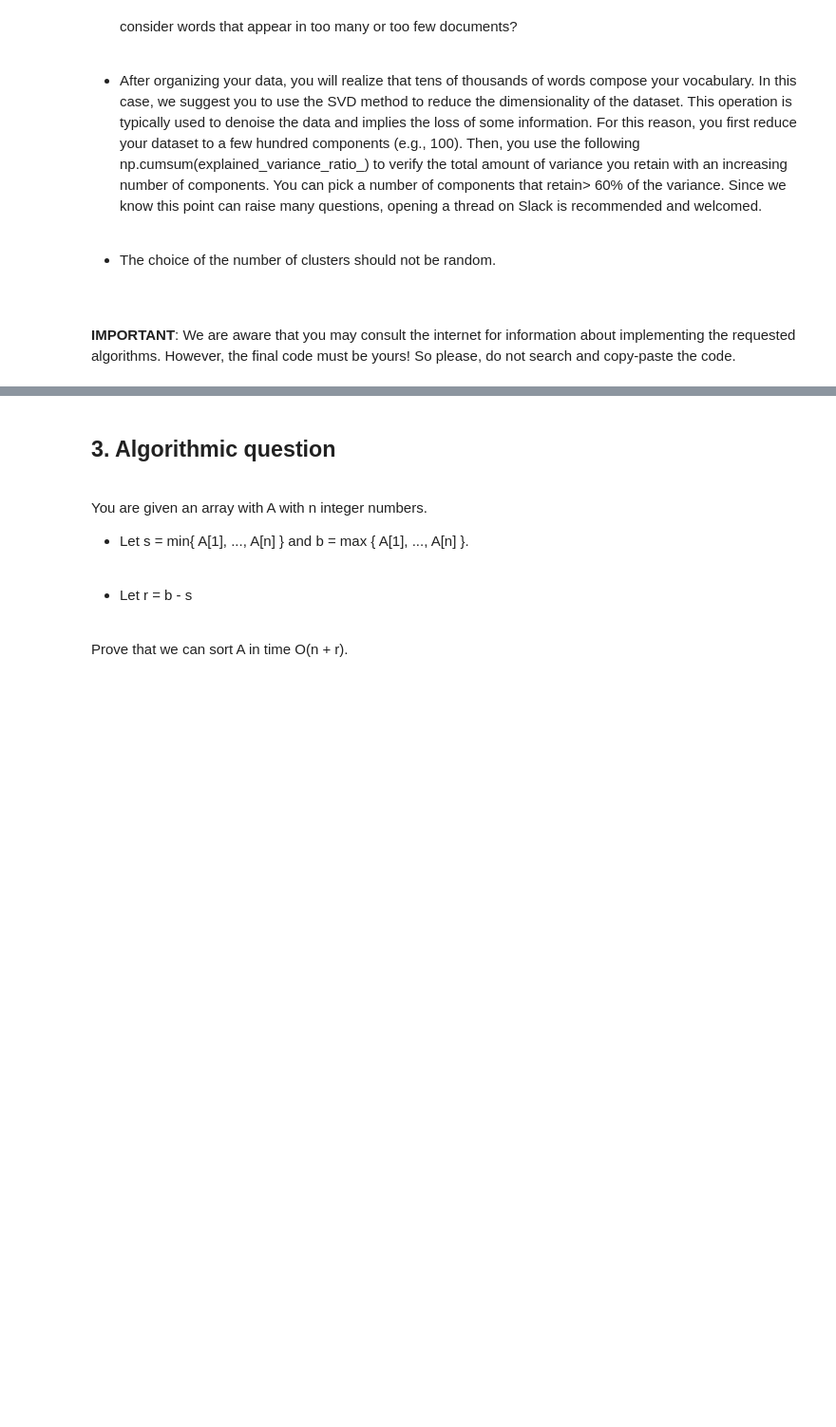
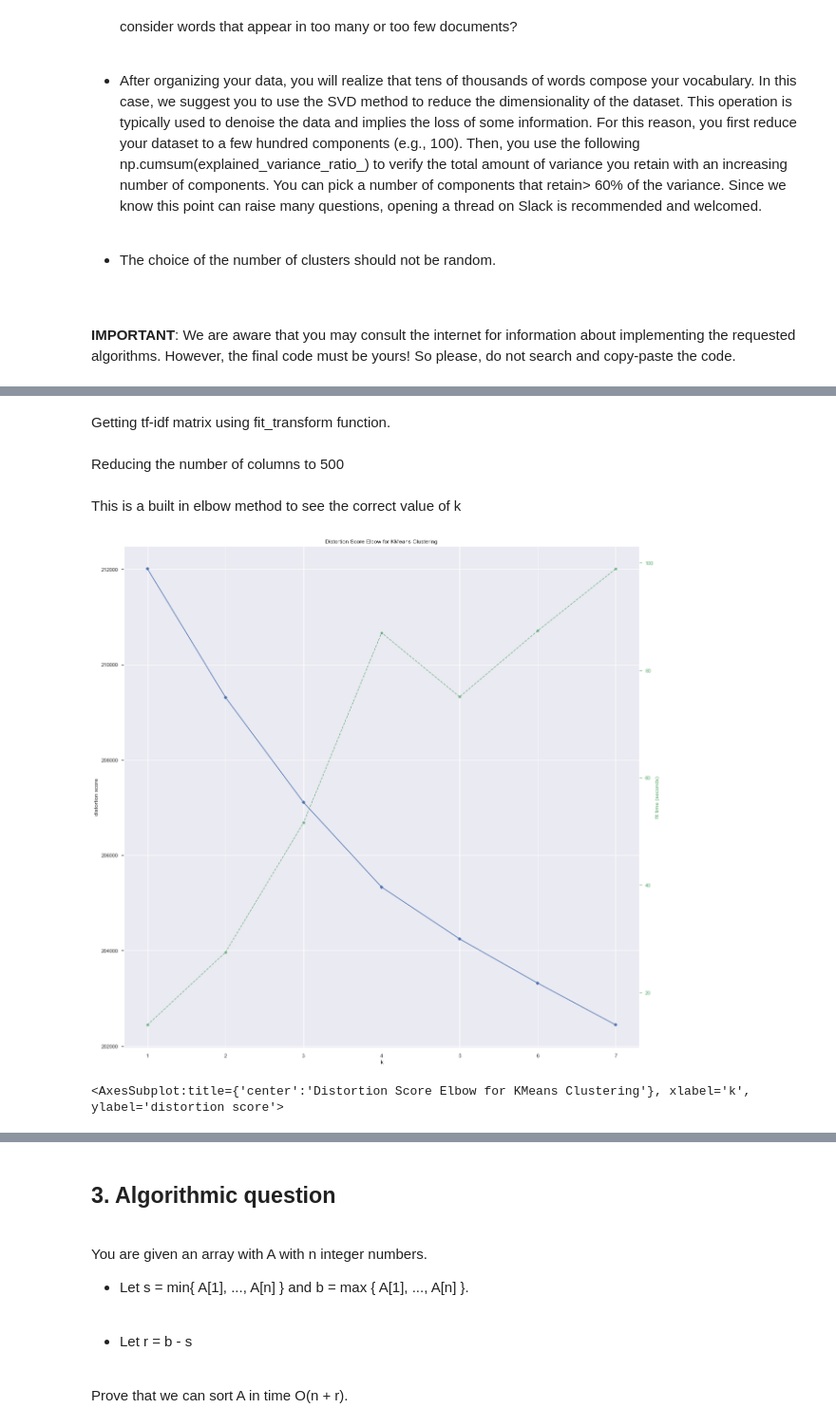
Before and after one commit to mehrzadjafari/ADM-HW4, a Jupyter notebook: ADM-HW4.ipynb, the cells around one changed output, grey strips where cells are left out. Shown at 95% size. Drawn from its saved outputs; the diff is of its cells as text; code cells hidden in the pictures; blank space fills up the shorter version.

Commit message:
Final Update
clustering_functions.py file added
Comments and visualizations added
Q2 and Q3 are completed

```diff
--- a/ADM-HW4.ipynb
+++ b/ADM-HW4.ipynb
@@ -102,0 +158,5 @@ Before running the algorithm, you should consider the following:
+# %%
+dataset['ProfileName'].fillna('', inplace=True)
+dataset['Summary'].fillna('', inplace=True)
+dataset.set_index('Id', inplace=True)
+dataset['Datetime'] = dataset.Time.apply(lambda value: pd.to_datetime(value, unit='s'))
@@ -102,0 +165,29 @@ Before running the algorithm, you should consider the following:
+# %%
+from clustering_functions import clean_text
+dataset['Cleaned_Text'] = dataset['Text'].apply(clean_text)
+# %% [markdown]
+Getting tf-idf matrix using fit_transform function.
+# %%
+vectorizer = TfidfVectorizer(
+                        strip_accents='unicode',
+                        lowercase =True, analyzer='word', token_pattern=r'\w+',
+                        use_idf=True, smooth_idf=True, sublinear_tf=True,
+                        stop_words = 'english')
+
+Tfidf_matrix = vectorizer.fit(dataset['Cleaned_Text'].values.astype('U'))
+# %% [markdown]
+Reducing the number of columns to 500
+# %%
+Trunc_svd = TruncatedSVD(n_components= 500)
+input_matrix = Trunc_svd.fit_transform(Tfidf_matrix.transform(dataset['Cleaned_Text']))
+# %% [markdown]
+This is a built in elbow method to see the correct value of k
+# %%
+model_in_built = KMeans()
+visualizer = KElbowVisualizer(model_in_built, k=(1,8))
+
+visualizer.fit(input_matrix)
+visualizer.show()
+# %% [output]
+[figure, added]
+<AxesSubplot:title={'center':'Distortion Score Elbow for KMeans Clustering'}, xlabel='k', ylabel='distortion score'>
```
Also changed, not shown: parts of 48 cells of this notebook, 2 other files.
